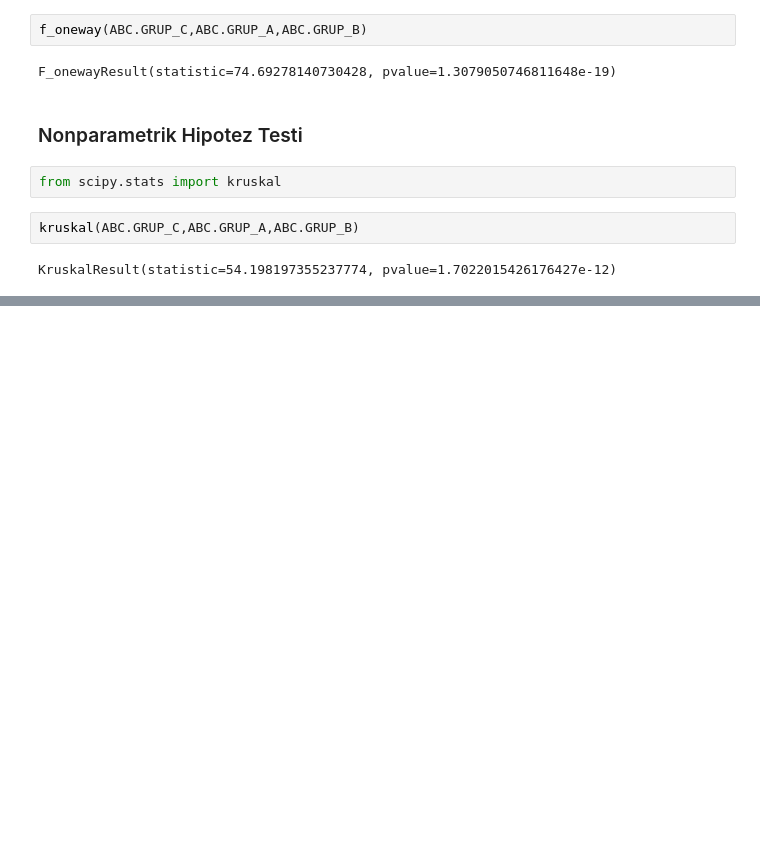
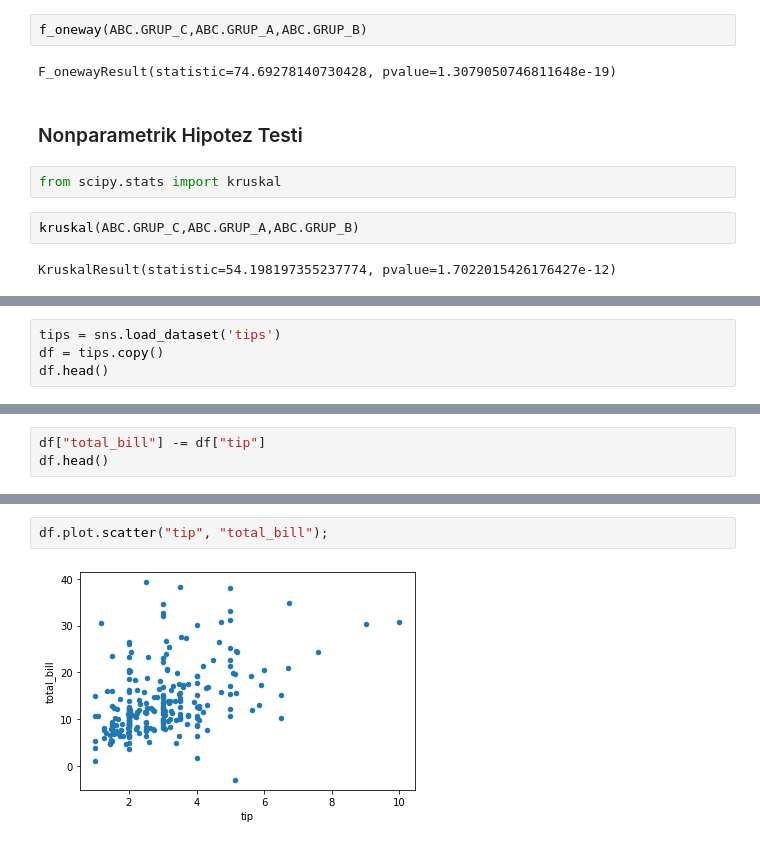
Before and after one commit to qraxiss/learning-data-science, a Jupyter notebook: statistics/statistics-notes.ipynb, the cells around one changed output, grey strips where cells are left out. Drawn from its saved outputs; the diff is of its cells as text; blank space fills up the shorter version.

```diff
--- a/statistics/statistics-notes.ipynb
+++ b/statistics/statistics-notes.ipynb
@@ -718,0 +735,4 @@ KruskalResult(statistic=54.198197355237774, pvalue=1.7022015426176427e-12)
+# %%
+tips = sns.load_dataset('tips')
+df = tips.copy()
+df.head()
@@ -718,0 +746,3 @@ KruskalResult(statistic=54.198197355237774, pvalue=1.7022015426176427e-12)
+# %%
+df["total_bill"] -= df["tip"]
+df.head()
@@ -718,0 +756,4 @@ KruskalResult(statistic=54.198197355237774, pvalue=1.7022015426176427e-12)
+# %%
+df.plot.scatter("tip", "total_bill");
+# %% [output]
+[figure, added]
```
Also changed, not shown: parts of 7 cells of this notebook.
